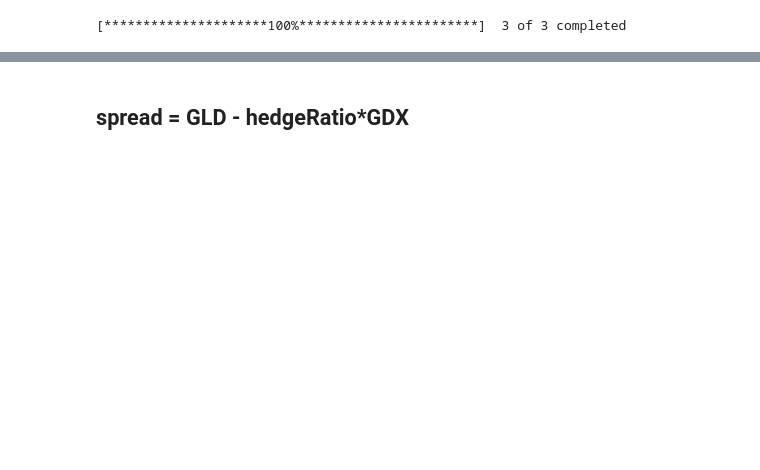
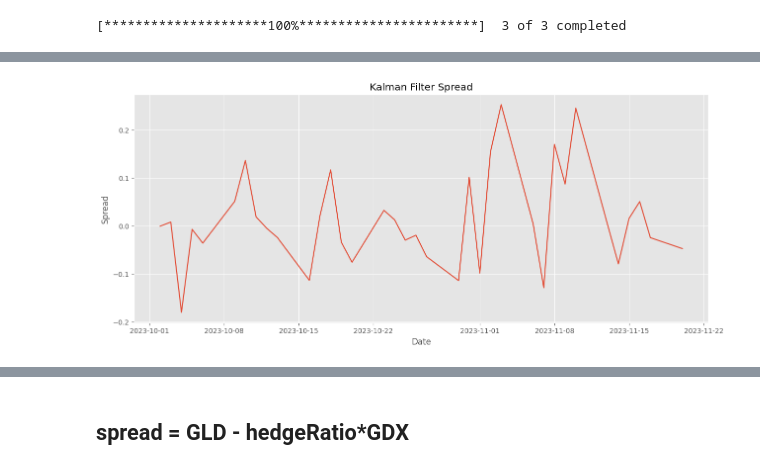
Before and after one commit to juanjaho/Mean-Reversion-Pairs-Trading, a Jupyter notebook: strats/pair_trading_kalman.ipynb, the cells around one changed output, grey strips where cells are left out. Cells and saved outputs as stored; diff of their text form; code cells hidden in the pictures; blank space fills up the shorter version.

```diff
--- a/strats/pair_trading_kalman.ipynb
+++ b/strats/pair_trading_kalman.ipynb
@@ -126,6 +130,16 @@ kalman_spread = prices[TICKER[1]] - kalman_beta_lag * prices[TICKER[0]] - kalman
 # kalman_spread = pd.DataFrame(kalman_spread, columns=['spread'])
 #plot rolling spread skippping first 50 days to allow for kalman filter to stabilize
 # kalman_spread[:].plot()
+# %%
+# plot the spread
+plt.figure()
+plt.plot(kalman_spread)
+plt.title("Kalman Filter Spread")
+plt.xlabel("Date")
+plt.ylabel("Spread")
+plt.show()
+# %% [output]
+[figure, added]
 # %%
 # plot predicted beta against actual daily beta
 beta = (y-kalman_alpha_lag)/x
```
Also changed, not shown: parts of 11 cells of this notebook, 3 other files.
